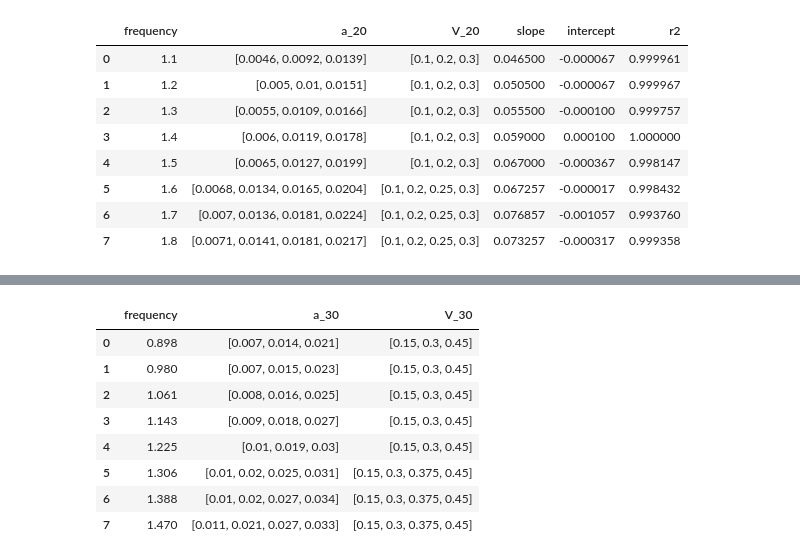
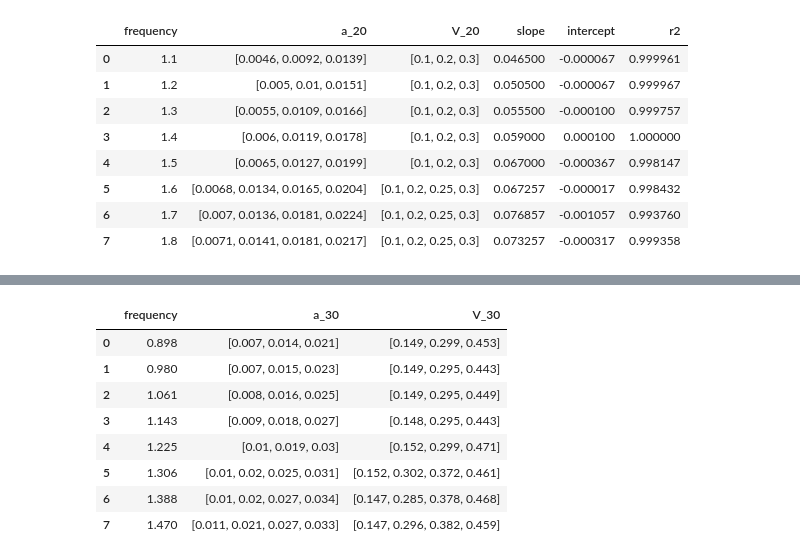
Before and after one commit to kjes4pres/Master_code, a Jupyter notebook: Lab/Results/scaling_from_20_to_30.ipynb, the cells around one changed output, grey strips where cells are left out. Cells and saved outputs as stored; diff of their text form; code cells hidden in the pictures.

```diff
--- a/Lab/Results/scaling_from_20_to_30.ipynb
+++ b/Lab/Results/scaling_from_20_to_30.ipynb
@@ -226,3 +322,27 @@ f18_real_amps_20 = real_amps[23:27]
+# %%
+f11_volt_amps_30 = volt_amps[0:3]
+f11_real_amps_30 = real_amps[0:3]
+
+f12_volt_amps_30 = volt_amps[3:7]
+f12_real_amps_30 = real_amps[3:7]
+
+f13_volt_amps_30 = volt_amps[7:10]
+f13_real_amps_30 = real_amps[7:10]
+
+f14_volt_amps_30 = volt_amps[10:13]
+f14_real_amps_30 = real_amps[10:13]
+
+f15_volt_amps_30 = volt_amps[13:16]
+f15_real_amps_30 = real_amps[13:16]
+
+f16_volt_amps_30 = volt_amps[16:20]
+f16_real_amps_30 = real_amps[16:20]
+
+f17_volt_amps_30 = volt_amps[20:24]
+f17_real_amps_30 = real_amps[20:24]
+
+f18_volt_amps_30 = volt_amps[24:28]
+f18_real_amps_30 = real_amps[24:28]
 # %%
 palette = sns.color_palette("deep", 8)
 
@@ -458,12 +559,13 @@ df_30_new = pd.DataFrame(rows, columns=["frequency", "a_30", "V_30"])
-# %%
-df_30_new
-# %% [output]
-|  | frequency | a_30 | V_30 |
-| 0 | 0.898 | [0.007, 0.014, 0.021] | [0.15, 0.3, 0.45] |
-| 1 | 0.980 | [0.007, 0.015, 0.023] | [0.15, 0.3, 0.45] |
-| 2 | 1.061 | [0.008, 0.016, 0.025] | [0.15, 0.3, 0.45] |
-| 3 | 1.143 | [0.009, 0.018, 0.027] | [0.15, 0.3, 0.45] |
-| 4 | 1.225 | [0.01, 0.019, 0.03] | [0.15, 0.3, 0.45] |
-| 5 | 1.306 | [0.01, 0.02, 0.025, 0.031] | [0.15, 0.3, 0.375, 0.45] |
-| 6 | 1.388 | [0.01, 0.02, 0.027, 0.034] | [0.15, 0.3, 0.375, 0.45] |
-| 7 | 1.470 | [0.011, 0.021, 0.027, 0.033] | [0.15, 0.3, 0.375, 0.45] |
+# %%
+# Target amplitudes and voltages at 30 cm depth after scaling from 20 cm
+df_30_scaled
+# %% [output]
+|  | frequency | a_30 | V_30 |
+| 0 | 0.898 | [0.007, 0.014, 0.021] | [0.149, 0.299, 0.453] |
+| 1 | 0.980 | [0.007, 0.015, 0.023] | [0.149, 0.295, 0.443] |
+| 2 | 1.061 | [0.008, 0.016, 0.025] | [0.149, 0.295, 0.449] |
+| 3 | 1.143 | [0.009, 0.018, 0.027] | [0.148, 0.295, 0.443] |
+| 4 | 1.225 | [0.01, 0.019, 0.03] | [0.152, 0.299, 0.471] |
+| 5 | 1.306 | [0.01, 0.02, 0.025, 0.031] | [0.152, 0.302, 0.372, 0.461] |
+| 6 | 1.388 | [0.01, 0.02, 0.027, 0.034] | [0.147, 0.285, 0.378, 0.468] |
+| 7 | 1.470 | [0.011, 0.021, 0.027, 0.033] | [0.147, 0.296, 0.382, 0.459] |
```
Also changed, not shown: parts of 16 cells of this notebook.
